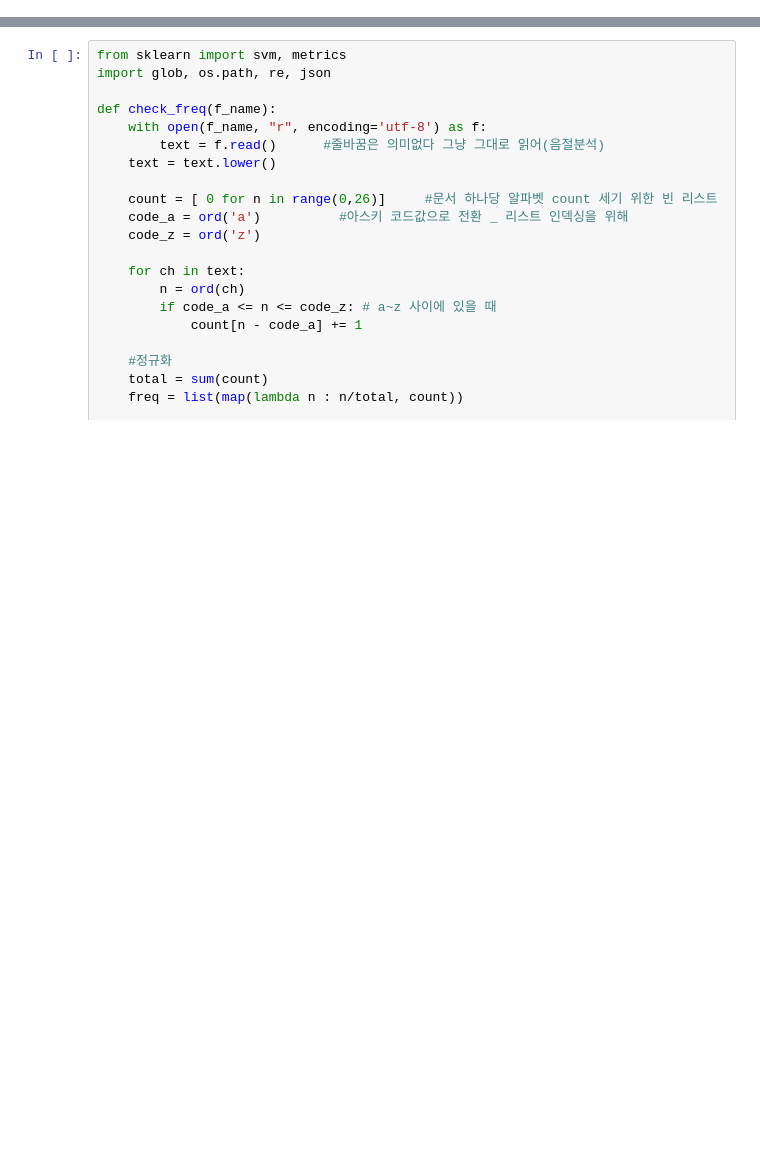
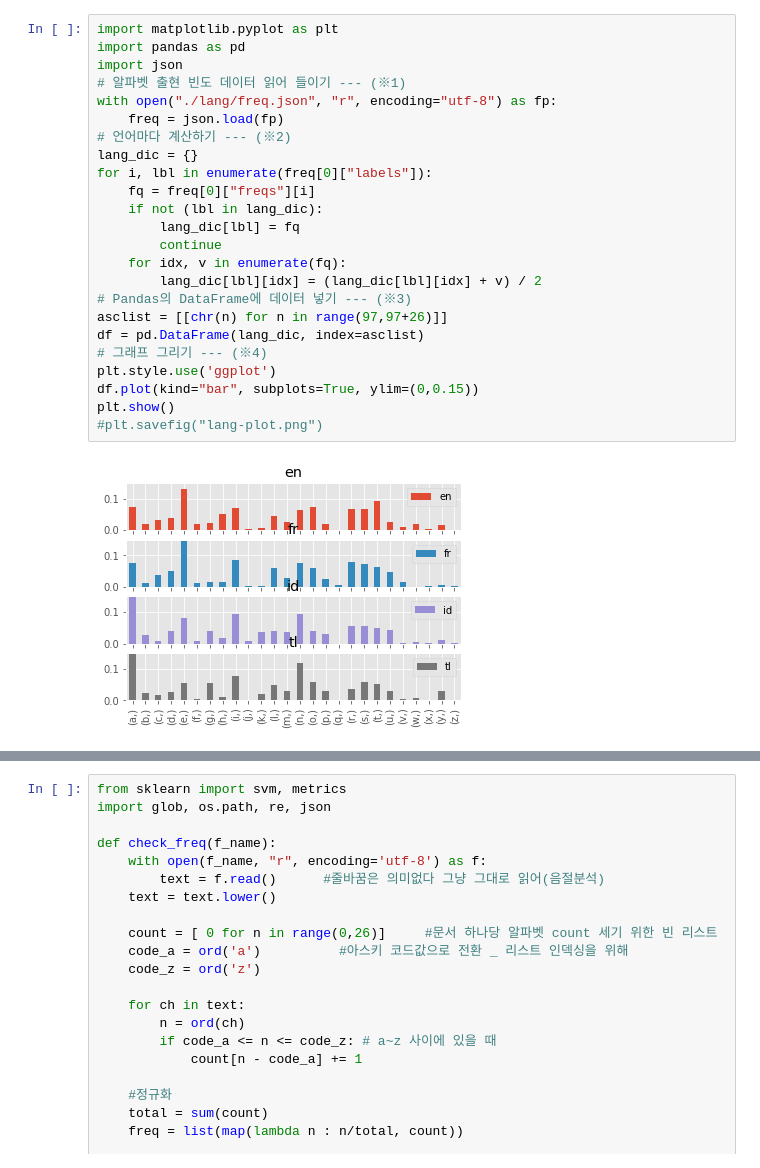
Before and after one commit to BaeYS-marketing/Python, a Jupyter notebook: 언어판별프로그램/언어판별훈련코드.ipynb, the cells around one changed output, grey strips where cells are left out. Cells and saved outputs as stored; diff of their text form; blank space fills up the shorter version.

```diff
--- a/언어판별프로그램/언어판별훈련코드.ipynb
+++ b/언어판별프로그램/언어판별훈련코드.ipynb
@@ -54,0 +67,26 @@ print(cl_report)
+# %%
+import matplotlib.pyplot as plt
+import pandas as pd
+import json
+# 알파벳 출현 빈도 데이터 읽어 들이기 --- (※1)
+with open("./lang/freq.json", "r", encoding="utf-8") as fp:
+    freq = json.load(fp)
+# 언어마다 계산하기 --- (※2)
+lang_dic = {}
+for i, lbl in enumerate(freq[0]["labels"]):
+    fq = freq[0]["freqs"][i]
+    if not (lbl in lang_dic):
+        lang_dic[lbl] = fq
+        continue
+    for idx, v in enumerate(fq):
+        lang_dic[lbl][idx] = (lang_dic[lbl][idx] + v) / 2
+# Pandas의 DataFrame에 데이터 넣기 --- (※3)
+asclist = [[chr(n) for n in range(97,97+26)]]
+df = pd.DataFrame(lang_dic, index=asclist)
+# 그래프 그리기 --- (※4)
+plt.style.use('ggplot')
+df.plot(kind="bar", subplots=True, ylim=(0,0.15))
+plt.show()
+#plt.savefig("lang-plot.png")
+# %% [output]
+[figure, added]
```
Also changed, not shown: parts of 8 cells of this notebook, 6 other files.
